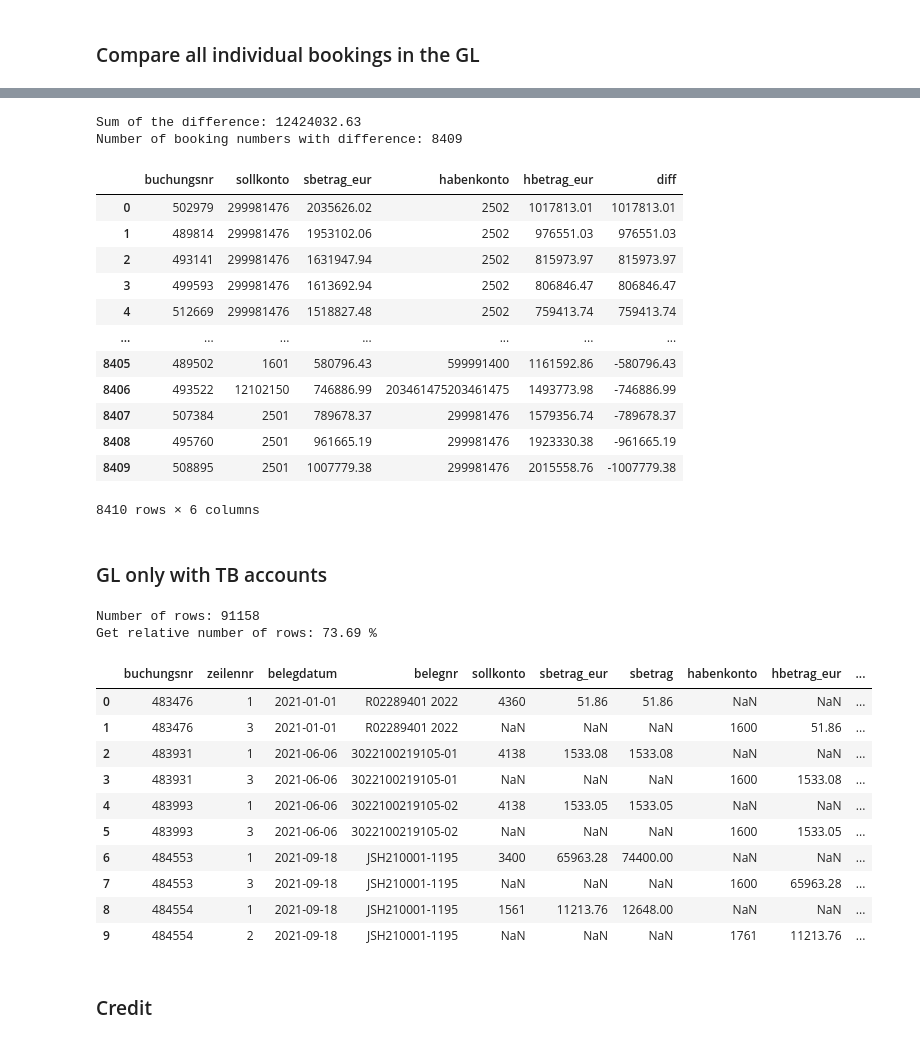
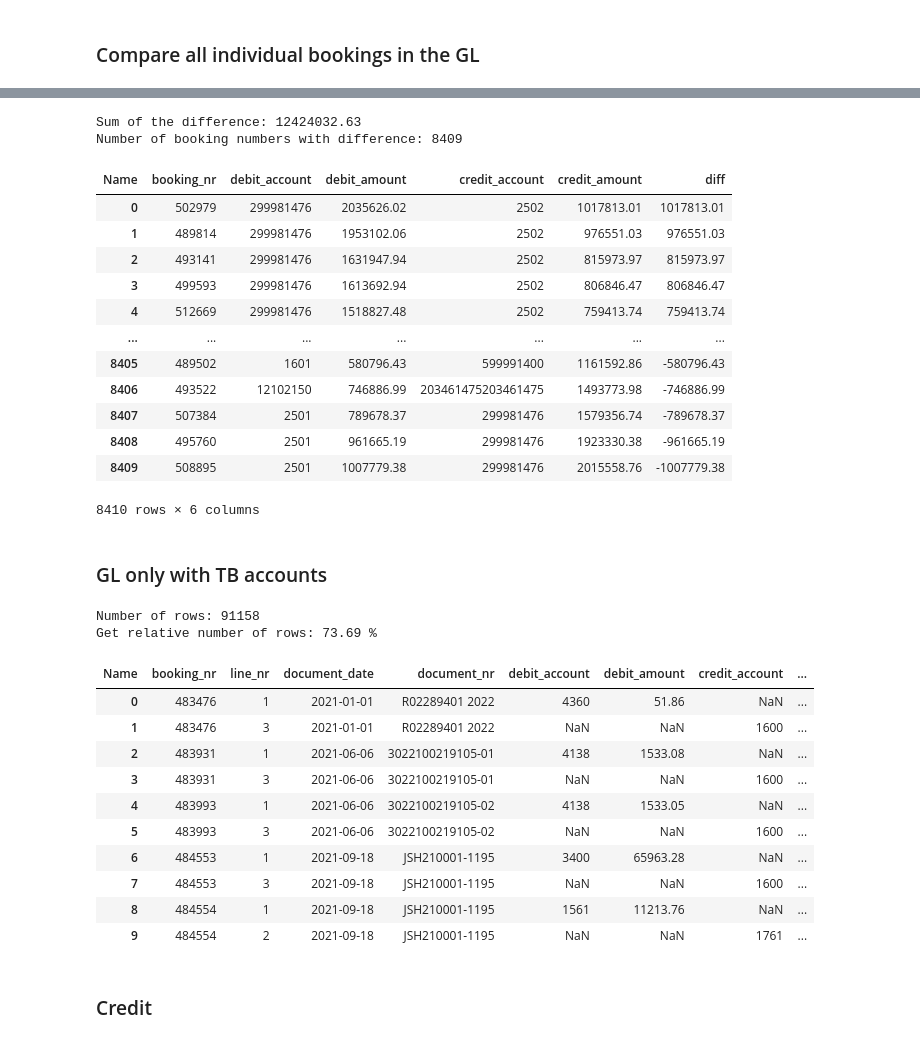
Before and after one commit to tlex-web/journal-entry-tests, a Jupyter notebook: JET.ipynb, the cells around one changed output, grey strips where cells are left out. Saved outputs shown, nothing was run; the diff lists cells and outputs as text; code cells hidden in the pictures.

```diff
--- a/JET.ipynb
+++ b/JET.ipynb
@@ -576,9 +574,7 @@ dtype: object
 # %%
-#index_eql_acc = df_gl_sums.loc[df_gl_sums.index[df_gl_sums["sollkonto"] == df_tb["kontonummer"]]]
-
-# get all true values
-df_credit_gl_tb = df_gl_sums[df_gl_sums["habenkonto"].isin(df_tb["kontonummer"])]
-df_debit_gl_tb = df_gl_sums[df_gl_sums["sollkonto"].isin(df_tb["kontonummer"])]
+# save two separate dataframes for credit and debit accounts with the corresponding TB accounts
+df_credit_gl_tb = df_gl_sums[df_gl_sums["credit_account"].isin(df_tb["kontonummer"])]
+df_debit_gl_tb = df_gl_sums[df_gl_sums["debit_account"].isin(df_tb["kontonummer"])]
 
 print(df_credit_gl_tb.shape, df_debit_gl_tb.shape)
 # %% [output]
@@ -589,8 +585,8 @@ print(df_credit_gl_tb.shape, df_debit_gl_tb.shape)
 acc_with_diff_credit = []
 sum_diff_credit = 0
 
-for acc in df_credit_gl_tb["habenkonto"]:
-    sum_gl = round(df_credit_gl_tb["hbetrag_eur"].loc[df_credit_gl_tb.index[df_credit_gl_tb["habenkonto"] == acc]].sum(), 2)
+for acc in df_credit_gl_tb["credit_account"]:
+    sum_gl = round(df_credit_gl_tb["credit_amount"].loc[df_credit_gl_tb.index[df_credit_gl_tb["credit_account"] == acc]].sum(), 2)
     sum_tb = round(df_tb["haben_periode_12"].loc[df_tb.index[df_tb["kontonummer"] == acc]].sum(), 2)
     if sum_gl != sum_tb:
         acc_with_diff_credit.append(acc)
@@ -599,7 +595,7 @@ for acc in df_credit_gl_tb["habenkonto"]:
     else:
         print(f"Account: {acc} GL: {sum_gl} TB: {sum_tb} {bcolors.OKGREEN}OK{bcolors.ENDC}")
 
-pd.DataFrame(acc_with_diff_credit).to_excel('../JB1/credit_diff_gl_tb.xlsx', sheet_name='GL vs TB' ,index=False, header=True, float_format="%.2f", engine='xlsxwriter')
+pd.DataFrame(acc_with_diff_credit).to_excel('./results/JB1/credit_diff_gl_tb.xlsx', sheet_name='GL vs TB' ,index=False, header=True, float_format="%.2f", engine='xlsxwriter')
 # %% [output]
 Account: 23 GL: 14495.0 TB: 14495.0 OK
 Account: 25 GL: 8159.2 TB: 8159.2 OK
@@ -624,8 +620,8 @@ Account: 8970 GL: 126941.03 TB: 126941.03 OK
 acc_with_diff_debit = []
 sum_diff_debit = 0
 
-for acc in df_debit_gl_tb["sollkonto"]:
-    sum_gl = round(df_debit_gl_tb["sbetrag_eur"].loc[df_debit_gl_tb.index[df_debit_gl_tb["sollkonto"] == acc]].sum(), 2)
+for acc in df_debit_gl_tb["debit_account"]:
+    sum_gl = round(df_debit_gl_tb["debit_amount"].loc[df_debit_gl_tb.index[df_debit_gl_tb["debit_account"] == acc]].sum(), 2)
     sum_tb = round(df_tb["soll_periode_12"].loc[df_tb.index[df_tb["kontonummer"] == acc]].sum(), 2)
     if sum_gl != sum_tb:
         acc_with_diff_debit.append(acc)
@@ -634,7 +630,7 @@ for acc in df_debit_gl_tb["sollkonto"]:
     else:
         print(f"Account: {acc} GL: {sum_gl} TB: {sum_tb} {bcolors.OKGREEN}OK{bcolors.ENDC}")
 
-pd.DataFrame(acc_with_diff_debit).to_excel('../JB1/debit_diff_gl_tb.xlsx', sheet_name='GL vs TB' ,index=False, header=True, float_format="%.2f", engine='xlsxwriter')
+pd.DataFrame(acc_with_diff_debit).to_excel('./results/JB1/debit_diff_gl_tb.xlsx', sheet_name='GL vs TB' ,index=False, header=True, float_format="%.2f", engine='xlsxwriter')
 # %% [output]
 Account: 22 GL: 14495.0 TB: 14495.0 OK
 Account: 23 GL: 22620.0 TB: 22620.0 OK
@@ -680,9 +676,9 @@ gl_acc_diff = []
 df_gl_acc_diff = pd.DataFrame()
 
 
-for acc in df_gl_sums["sollkonto"]:
-    sum_debit = round(df_gl_sums["sbetrag_eur"].loc[df_gl_sums.index[df_gl_sums["sollkonto"] == acc]].sum(), 2)
-    sum_credit = round(df_gl_sums["hbetrag_eur"].loc[df_gl_sums.index[df_gl_sums["habenkonto"] == acc]].sum(), 2)
+for acc in df_gl_sums["debit_account"]:
+    sum_debit = round(df_gl_sums["debit_amount"].loc[df_gl_sums.index[df_gl_sums["debit_account"] == acc]].sum(), 2)
+    sum_credit = round(df_gl_sums["credit_amount"].loc[df_gl_sums.index[df_gl_sums["credit_account"] == acc]].sum(), 2)
     diff = sum_debit - sum_credit
     gl_acc.append(acc)
     gl_acc_diff.append(diff)
@@ -690,17 +686,17 @@ for acc in df_gl_sums["sollkonto"]:
         print(f"Account: {acc} Debit: {sum_debit} Credit: {sum_credit} {bcolors.FAIL} Diff: {diff}{bcolors.ENDC}")
 
 df_gl_acc_diff["konto"] = gl_acc
-df_gl_acc_diff["debit"] = [round(df_gl_sums["sbetrag_eur"].loc[df_gl_sums.index[df_gl_sums["sollkonto"] == acc]].sum(), 2) for acc in gl_acc]
-df_gl_acc_diff["credit"] = [round(df_gl_sums["hbetrag_eur"].loc[df_gl_sums.index[df_gl_sums["habenkonto"] == acc]].sum(), 2) for acc in gl_acc]
+df_gl_acc_diff["debit"] = [round(df_gl_sums["debit_amount"].loc[df_gl_sums.index[df_gl_sums["debit_account"] == acc]].sum(), 2) for acc in gl_acc]
+df_gl_acc_diff["credit"] = [round(df_gl_sums["credit_amount"].loc[df_gl_sums.index[df_gl_sums["credit_account"] == acc]].sum(), 2) for acc in gl_acc]
 df_gl_acc_diff["diff"] = gl_acc_diff
 
 
 df_gl_acc_diff = df_gl_acc_diff.drop(df_gl_acc_diff[(df_gl_acc_diff["konto"].isna()) | (df_gl_acc_diff["diff"] == 0)].index).reset_index(drop=True)
 
 if df_gl_acc_diff.empty == False:
-    df_gl_acc_diff.to_excel('../JB1/gl_acc_diff.xlsx', sheet_name='GL acc difference' ,index=False, header=True, float_format="%.2f", engine='xlsxwriter')
+    df_gl_acc_diff.to_excel('./results/JB1/gl_acc_diff.xlsx', sheet_name='GL acc difference' ,index=False, header=True, float_format="%.2f", engine='xlsxwriter')
 else:
-    with open('../JB1/no_gl_acc_diff.txt', 'w') as f:
+    with open('./results/JB1/no_gl_acc_diff.txt', 'w') as f:
         f.write('No difference between debit and credit accounts in the GL')
 # %% [output]
 Account: 22 Debit: 14495.0 Credit: 0.0  Diff: 14495.0
@@ -809,20 +805,20 @@ df_gl_acc_nr_sums_diff["diff"] = np.abs(df_gl_acc_nr_sums_diff["diff"])
 df_gl_acc_nr_sums_diff = df_gl_acc_nr_sums_diff.sort_values(by=["diff"], ascending=False).reset_index(drop=True).drop_duplicates(subset=["diff"], keep="first").reset_index(drop=True)
 
 # recalculate the difference to invert the creation of absolute values
-df_gl_acc_nr_sums_diff["diff"] = df_gl_acc_nr_sums_diff["sbetrag_eur"] - df_gl_acc_nr_sums_diff["hbetrag_eur"]
+df_gl_acc_nr_sums_diff["diff"] = df_gl_acc_nr_sums_diff["debit_amount"] - df_gl_acc_nr_sums_diff["credit_amount"]
 df_gl_acc_nr_sums_diff = df_gl_acc_nr_sums_diff.sort_values(by=["diff"], ascending=False).reset_index(drop=True)
 
 
 print(f"Sum of the difference: {round(df_gl_acc_nr_sums_diff['diff'].sum(),2)}")
 print(f"Number of booking numbers with difference: {len(df_gl_acc_nr_sums_diff[df_gl_acc_nr_sums_diff['diff'] != 0])}")
 
-df_gl_acc_nr_sums_diff.to_excel('../JB1/sums_per_booking_nr_diff.xlsx', sheet_name='Sums per booking number' ,index=False, header=True, float_format="%.2f", engine='xlsxwriter')
+df_gl_acc_nr_sums_diff.to_excel('./results/JB1/sums_per_booking_nr_diff.xlsx', sheet_name='Sums per booking number' ,index=False, header=True, float_format="%.2f", engine='xlsxwriter')
 
 df_gl_acc_nr_sums_diff
 # %% [output]
 Sum of the difference: 12424032.63
 Number of booking numbers with difference: 8409
-|  | buchungsnr | sollkonto | sbetrag_eur | habenkonto | hbetrag_eur | diff |
+| Name | booking_nr | debit_account | debit_amount | credit_account | credit_amount | diff |
 | 0 | 502979 | 299981476 | 2035626.02 | 2502 | 1017813.01 | 1017813.01 |
 | 1 | 489814 | 299981476 | 1953102.06 | 2502 | 976551.03 | 976551.03 |
 | 2 | 493141 | 299981476 | 1631947.94 | 2502 | 815973.97 | 815973.97 |
@@ -840,27 +836,27 @@ Number of booking numbers with difference: 8409
 # %%
 # extract all account numbers from the GL which are present in the TB
 
-df_gl_tb_acc = df_gl.loc[df_gl_["sollkonto"].isin(df_tb["kontonummer"]) | df_gl_["habenkonto"].isin(df_tb["kontonummer"])]
+df_gl_tb_acc = df_gl.loc[df_gl["debit_account"].isin(df_tb["kontonummer"]) | df_gl["credit_account"].isin(df_tb["kontonummer"])]
 df_gl_tb_acc = df_gl_tb_acc.reset_index(drop=True)
 
 print(f"Number of rows: {len(df_gl_tb_acc)}")
 print(f"Get relative number of rows: {round(len(df_gl_tb_acc) / len(df_gl) * 100, 2)} %")
 
 df_gl_tb_acc.head(10)
 # %% [output]
 Number of rows: 91158
 Get relative number of rows: 73.69 %
-|  | buchungsnr | zeilennr | belegdatum | belegnr | sollkonto | sbetrag_eur | sbetrag | habenkonto | hbetrag_eur | ... |
-| 0 | 483476 | 1 | 2021-01-01 | R02289401 2022 | 4360 | 51.86 | 51.86 | NaN | NaN | ... |
-| 1 | 483476 | 3 | 2021-01-01 | R02289401 2022 | NaN | NaN | NaN | 1600 | 51.86 | ... |
-| 2 | 483931 | 1 | 2021-06-06 | 3022100219105-01 | 4138 | 1533.08 | 1533.08 | NaN | NaN | ... |
-| 3 | 483931 | 3 | 2021-06-06 | 3022100219105-01 | NaN | NaN | NaN | 1600 | 1533.08 | ... |
-| 4 | 483993 | 1 | 2021-06-06 | 3022100219105-02 | 4138 | 1533.05 | 1533.05 | NaN | NaN | ... |
-| 5 | 483993 | 3 | 2021-06-06 | 3022100219105-02 | NaN | NaN | NaN | 1600 | 1533.05 | ... |
-| 6 | 484553 | 1 | 2021-09-18 | JSH210001-1195 | 3400 | 65963.28 | 74400.00 | NaN | NaN | ... |
-| 7 | 484553 | 3 | 2021-09-18 | JSH210001-1195 | NaN | NaN | NaN | 1600 | 65963.28 | ... |
-| 8 | 484554 | 1 | 2021-09-18 | JSH210001-1195 | 1561 | 11213.76 | 12648.00 | NaN | NaN | ... |
-| 9 | 484554 | 2 | 2021-09-18 | JSH210001-1195 | NaN | NaN | NaN | 1761 | 11213.76 | ... |
+| Name | booking_nr | line_nr | document_date | document_nr | debit_account | debit_amount | credit_account | ... |
+| 0 | 483476 | 1 | 2021-01-01 | R02289401 2022 | 4360 | 51.86 | NaN | ... |
+| 1 | 483476 | 3 | 2021-01-01 | R02289401 2022 | NaN | NaN | 1600 | ... |
+| 2 | 483931 | 1 | 2021-06-06 | 3022100219105-01 | 4138 | 1533.08 | NaN | ... |
+| 3 | 483931 | 3 | 2021-06-06 | 3022100219105-01 | NaN | NaN | 1600 | ... |
+| 4 | 483993 | 1 | 2021-06-06 | 3022100219105-02 | 4138 | 1533.05 | NaN | ... |
+| 5 | 483993 | 3 | 2021-06-06 | 3022100219105-02 | NaN | NaN | 1600 | ... |
+| 6 | 484553 | 1 | 2021-09-18 | JSH210001-1195 | 3400 | 65963.28 | NaN | ... |
+| 7 | 484553 | 3 | 2021-09-18 | JSH210001-1195 | NaN | NaN | 1600 | ... |
+| 8 | 484554 | 1 | 2021-09-18 | JSH210001-1195 | 1561 | 11213.76 | NaN | ... |
+| 9 | 484554 | 2 | 2021-09-18 | JSH210001-1195 | NaN | NaN | 1761 | ... |
 # %% [markdown]
 ### Credit
 # %%
```
Also changed, not shown: parts of 40 cells of this notebook, 2 other files.
